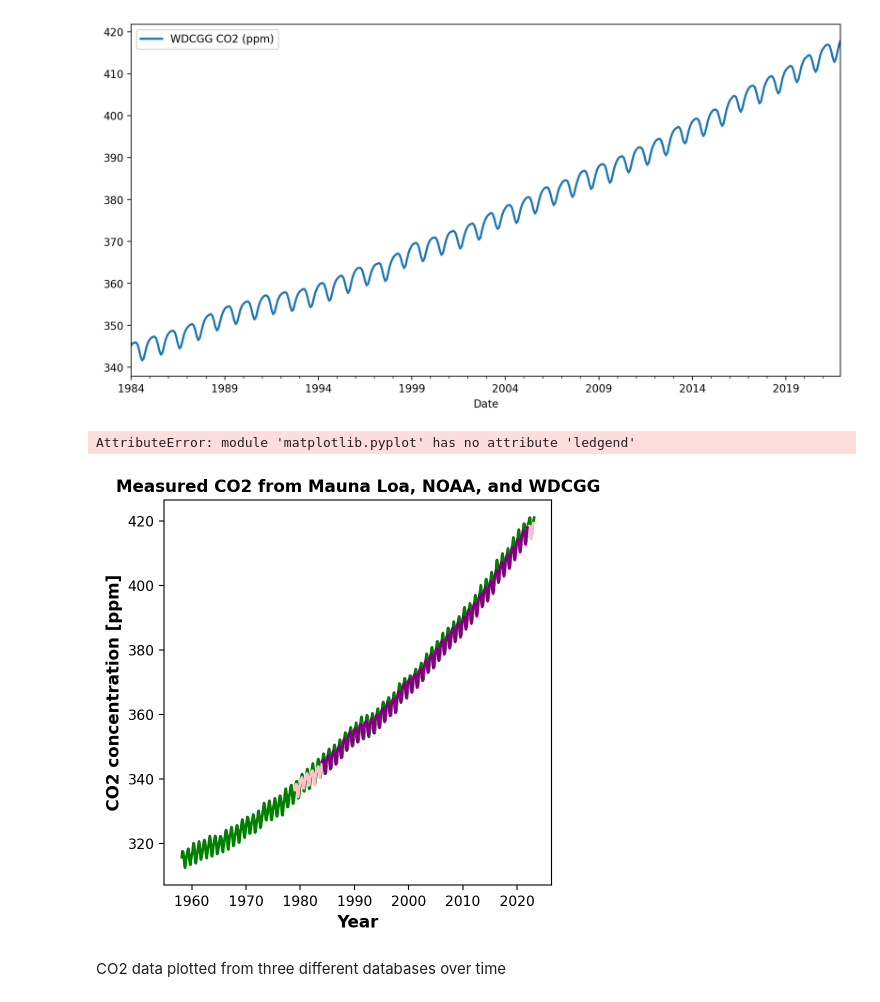
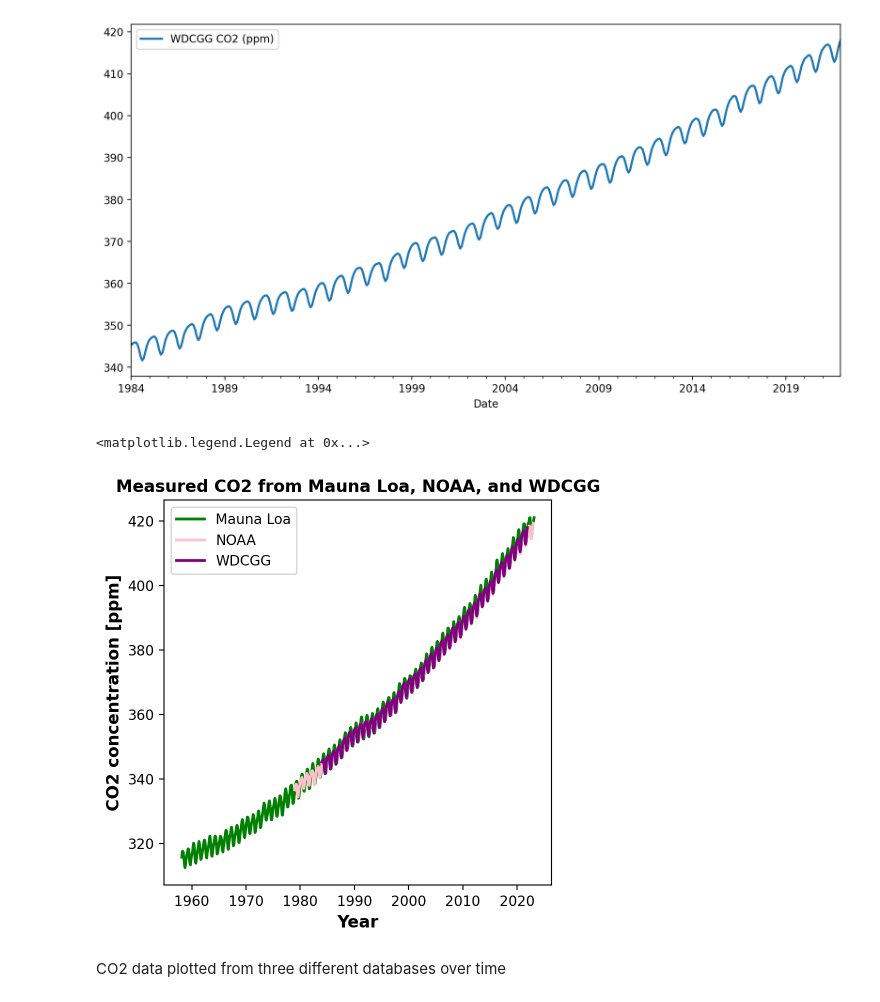
Before and after one commit to EES-3506-5506/unit3_woolslayer, a Jupyter notebook: CO2_TimeSeries_Analysis.ipynb, the cells around one changed output. Drawn from its saved outputs; the diff is of its cells as text; code cells hidden in the pictures.

```diff
--- a/CO2_TimeSeries_Analysis.ipynb
+++ b/CO2_TimeSeries_Analysis.ipynb
@@ -92,30 +92,30 @@ CO2_WDCGG.plot(x='Date',
 # %%
 fig, ax = plt.subplots(figsize=(5,5))
 
 ax.plot(CO2_MaunaLoa['Date'],
          CO2_MaunaLoa['Mauna Loa CO2 (ppm)'],
          linewidth=2,label='Mauna Loa',
          color='green')
 
 ax.plot(CO2_NOAA['Date'],
          CO2_NOAA['NOAA CO2 (ppm)'],
          linewidth=2,label='NOAA',
          color='pink')
 
 ax.plot(CO2_WDCGG['Date'],
          CO2_WDCGG['WDCGG CO2 (ppm)'],
          linewidth=2,label='WDCGG',
          color='purple')
 
 ax.set_title('Measured CO2 from Mauna Loa, NOAA, and WDCGG',
              fontsize=12, fontweight='bold')
 ax.set_ylabel('CO2 concentration [ppm]',
              fontsize=12, fontweight='bold')
 ax.set_xlabel('Year',
              fontsize=12, fontweight='bold')
-plt.ledgend
+plt.legend()
 # %% [output]
-AttributeError: module 'matplotlib.pyplot' has no attribute 'ledgend'
+<matplotlib.legend.Legend at 0x...>
-[figure, old version]
+[figure, new version]
 # %% [markdown]
 CO2 data plotted from three different databases over time
```
